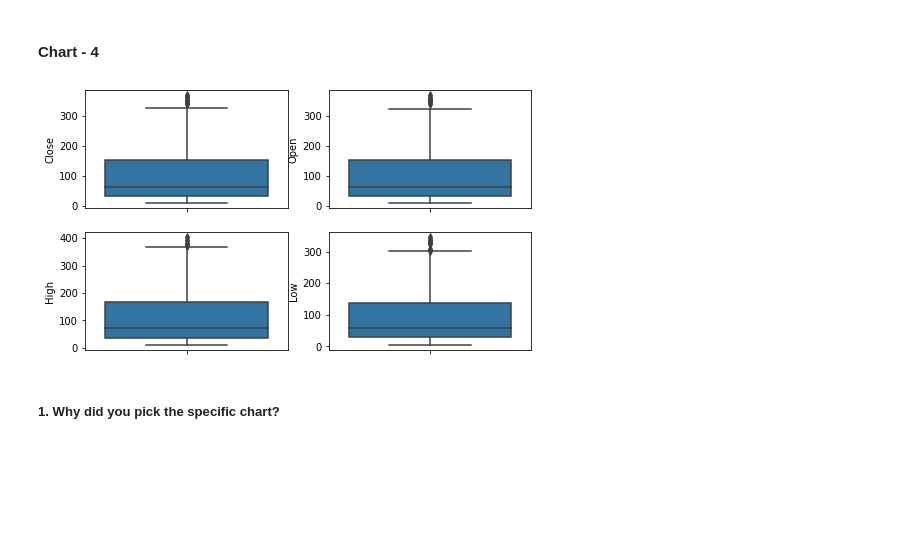
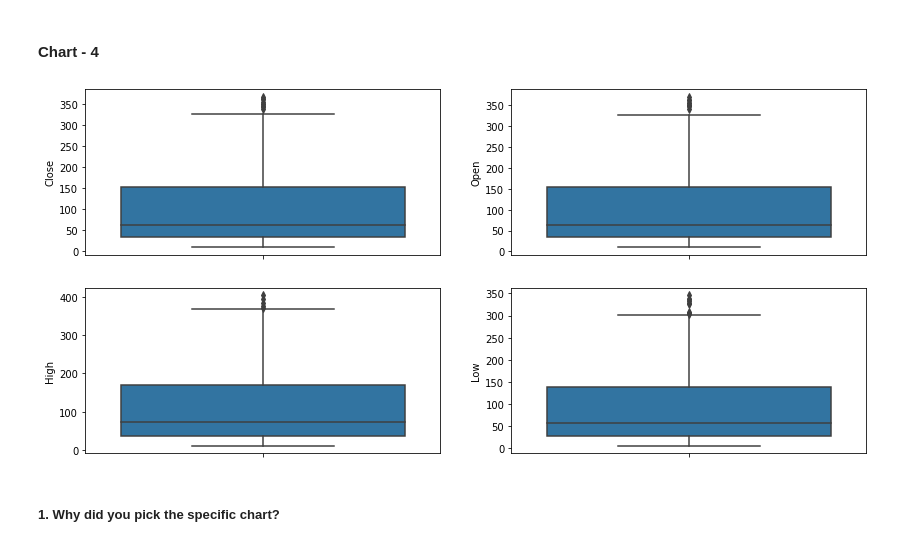
Before and after one commit to kumareshvj/Machine-learing---Regression, a Jupyter notebook: Yes_bank_stock_closing_price_prediction.ipynb, the cells around one changed output. Drawn from its saved outputs; the diff is of its cells as text; code cells hidden in the pictures; blank space fills up the shorter version.

```diff
--- a/Yes_bank_stock_closing_price_prediction.ipynb
+++ b/Yes_bank_stock_closing_price_prediction.ipynb
@@ -406,0 +295,3 @@ df.head()
+# %%
+# getting the single day perentage from low to high
+df['singledaychange_low_high'] = ((df['High'] - df['Low'])/df['Low'])*100
@@ -406,0 +347,18 @@ df.head()
+# %%
+# creating the column new column to check whether day opeing is high or low compared with the last day closing
+
+# Below we are copy the the close data and shifting to next day
+shifted = False
+df1 = df[['Close']].copy()
+if not shifted:
+  df1[0:] = df1[0:].shift(1)
+  df1.loc[0] = [13]
+  shifted = True
+df1.head()
+
+#After creating the shifted data column we are separating with opening price of the column
+df['daily_opening_change'] = (df['Open'] - df1['Close'])
+# %%
+# getting the new column by checking the
+df['daily_opening'] = np.where(df.daily_opening_change > 0,'Gap_up',(np.where(df.daily_opening_change < 0,'Gap_Down','unchanged')))
+df.head()
@@ -420,0 +404,8 @@ sns.lineplot(data=df,x='Formatted_date',y='Close')
+# %%
+# Chart - 1 visualization code
+plt.rcParams["figure.figsize"] = (10,10)
+fig, ax = plt.subplots(4)
+sns.lineplot(data=df,x='Formatted_date',y='Close',ax = ax[0])
+sns.lineplot(data=df,x='Formatted_date',y='Open',ax=ax[1])
+sns.lineplot(data=df,x='Formatted_date',y='Low',ax=ax[2])
+sns.lineplot(data=df,x='Formatted_date',y='High',ax=ax[3])
@@ -487,18 +481,18 @@ Answer Here
 #### Chart - 4
 # %%
 # Chart - 4 visualization code
-plt.figure(figsize=(8, 10))
+plt.figure(figsize=(14, 14))
 plt.subplot(4,2,1)
 sns.boxplot(y=df['Close'])
 plt.subplot(4,2,2)
 sns.boxplot(y=df['Open'])
 plt.subplot(4,2,3)
 sns.boxplot(y=df['High'])
 plt.subplot(4,2,4)
 sns.boxplot(y=df['Low'])
 plt.show()
 # %% [output]
-[figure, old version]
+[figure, new version]
 # %% [markdown]
 ##### 1. Why did you pick the specific chart?
 # %% [markdown]
```
Also changed, not shown: parts of 125 cells of this notebook.
